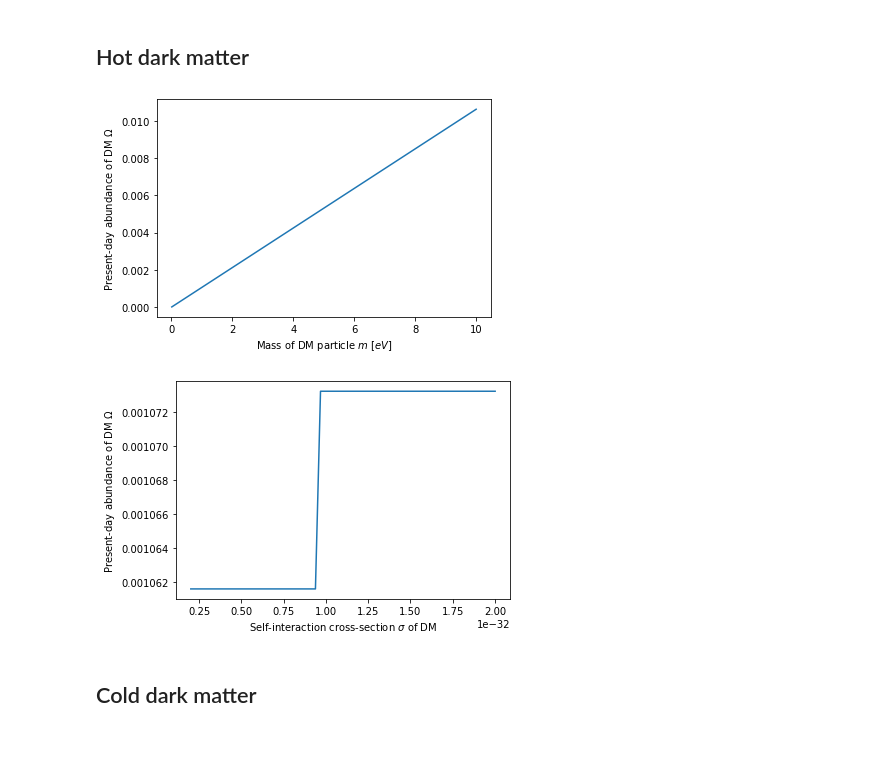
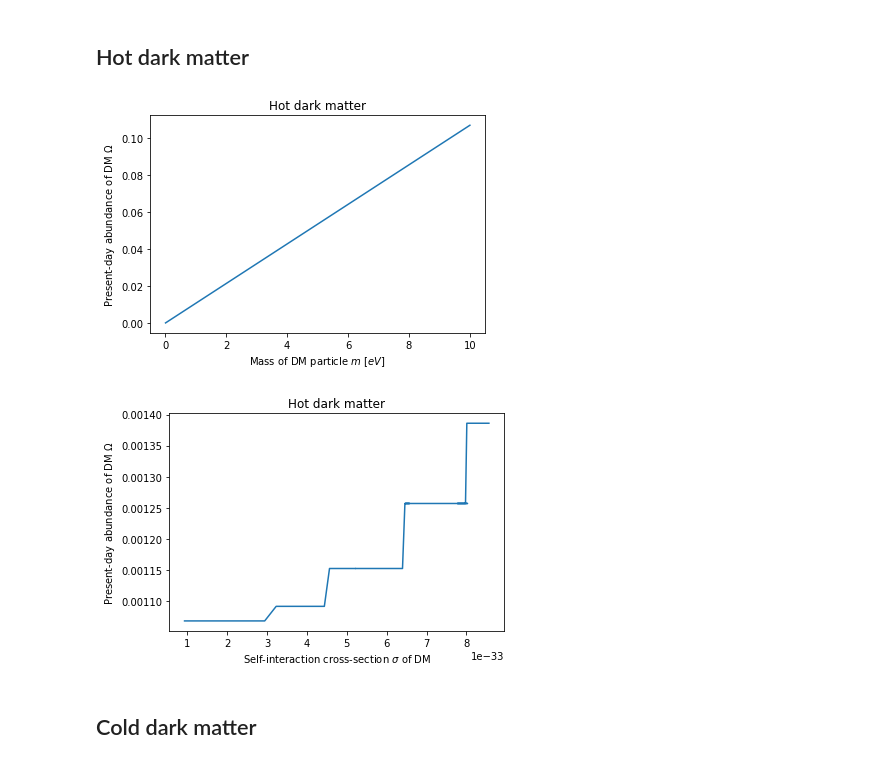
Before and after one commit to adam-coogan/gss19_subhalos, a Jupyter notebook: week_1/anders.ipynb, the cells around one changed output. Saved outputs shown, nothing was run; the diff lists cells and outputs as text; code cells hidden in the pictures.

```diff
--- a/week_1/anders.ipynb
+++ b/week_1/anders.ipynb
@@ -29,15 +29,14 @@ from scipy.interpolate import interp1d
 # %%
 gstar_data = np.genfromtxt('gstar.csv', delimiter=',')
 
-gstar_S=interp1d(gstar_data[:,0], gstar_data[:,1],kind='nearest',fill_value='extrapolate')
-gstar=interp1d(gstar_data[:,2], gstar_data[:,3],kind='nearest',fill_value='extrapolate')
-Ts_S=gstar_data[:,0]
-Ts_S=gstar_data[:,0]
-Ts=gstar_data[:,2]
+Ts_S=gstar_data[:,0]*10**6
+Ts=gstar_data[:,2]*10**6
+gstar_S=interp1d(Ts_S, gstar_data[:,1],kind='nearest',fill_value='extrapolate')
+gstar=interp1d(Ts, gstar_data[:,3],kind='nearest',fill_value='extrapolate')
 
 plt.figure(figsize=(10,5))
-plt.plot(Ts_S,gstar_S(Ts_S), label=r'$g_{*S}$')
-plt.plot(Ts,gstar(Ts), label=r'$g_{*}$')
+plt.plot(Ts_S*10**-6,gstar_S(Ts_S), label=r'$g_{*S}$')
+plt.plot(Ts*10**-6,gstar(Ts), label=r'$g_{*}$')
 plt.yscale('log')
 plt.xscale('log')
 plt.ylabel(r'$g_{*S}$')
@@ -131,35 +130,37 @@ def dm_density(T,m,rel=True):
 # %%
 #plot Omega as a fn of m with constant sigma
 m_vect = np.linspace(0.01,10,100)
 Omega_vect = []
 for m in m_vect:
     T_fo = T_fo_solver(rel=True,m=m)[0]
     Omega_vect.append(Omega(T_fo,m,True))
 
 plt.plot(m_vect,Omega_vect)
+plt.title("Hot dark matter")
 plt.xlabel("Mass of DM particle $m$ [$eV$]")
 plt.ylabel("Present-day abundance of DM $\Omega$")
 plt.show()
 # %% [output]
-[figure, old version]
+[figure, new version]
 # %%
 #plot Omega as a fn of sigma with constant m. parameter alpha
 #defined for ease of plotting, see fn sigma
-m_const = 1
+m_const = 0.1
 alpha_vect = np.linspace(1,1000,100)
 sigma_vect = []
 Omega_vect = []
 for alpha in alpha_vect:
-    T_fo = T_fo_solver(rel=True,alpha=alpha,m=m)[0]
+    T_fo = T_fo_solver(rel=True,alpha=alpha,m=m_const)[0]
     sigma_vect.append(alpha*G_F**2*T_fo**2)
-    Omega_vect.append(Omega(T_fo,m_const))
+    Omega_vect.append(Omega(T_fo,m_const,True))
 plt.plot(sigma_vect,Omega_vect)
+plt.title("Hot dark matter")
 plt.xscale('linear')
 plt.xlabel("Self-interaction cross-section $\sigma$ of DM")
 plt.ylabel("Present-day abundance of DM $\Omega$")
 plt.show()
 # %% [output]
-[figure, old version]
+[figure, new version]
 # %% [markdown]
 ## Cold dark matter
 # %%
```
Also changed, not shown: parts of 5 cells of this notebook.
